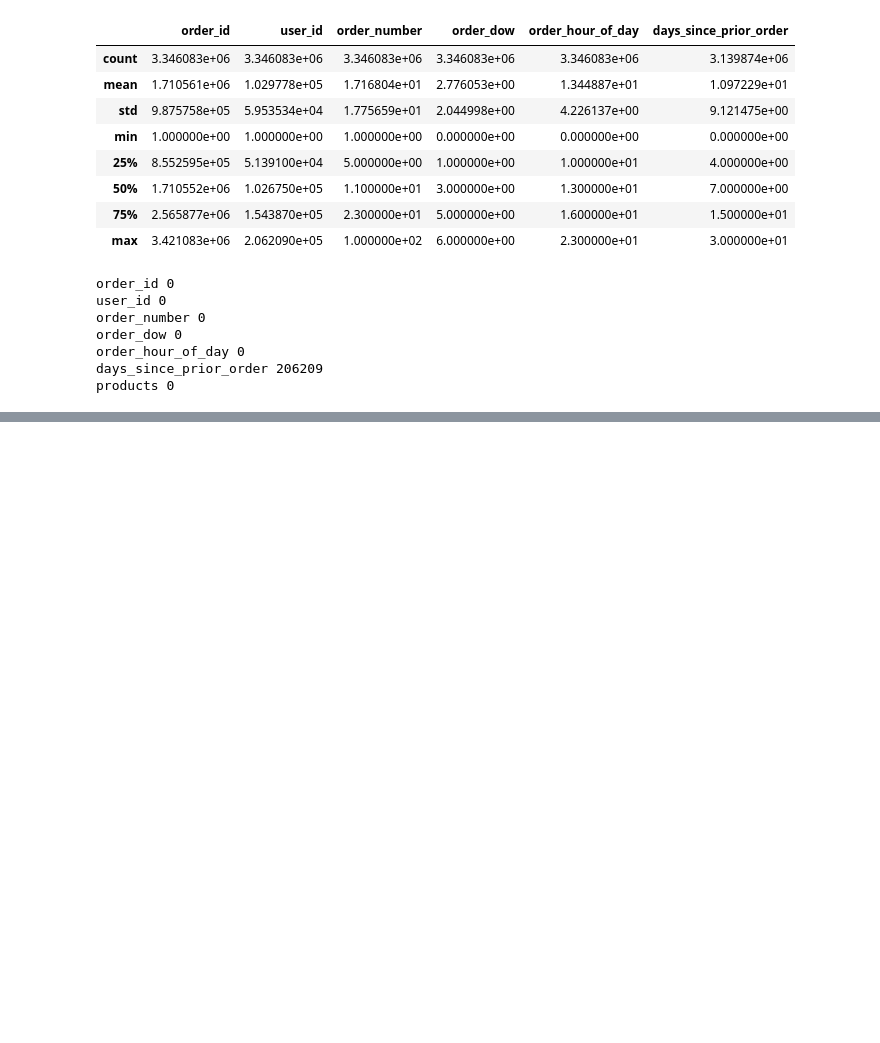
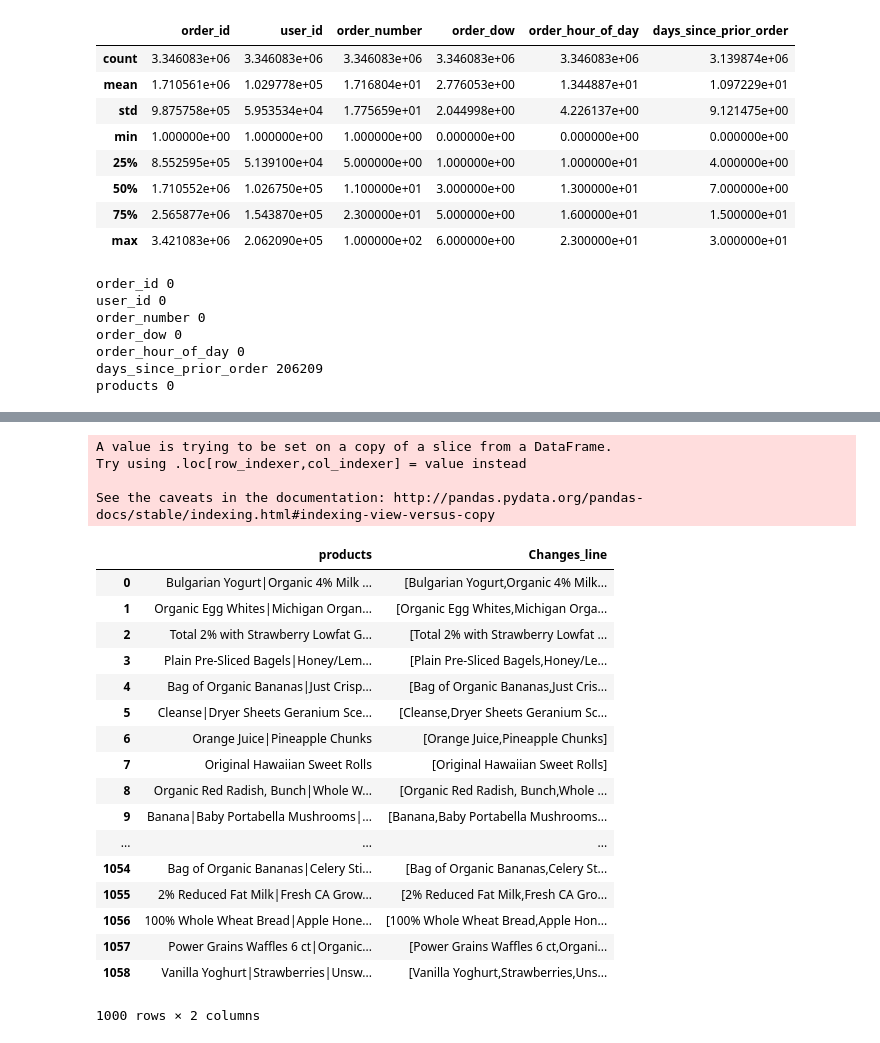
Before and after one commit to yenicpanjaitan08/market-basket-analysis-using-fp-growth-for-product-recommendation, a Jupyter notebook: data_prepocessing.ipynb, the cells around one changed output, grey strips where cells are left out. Drawn from its saved outputs; the diff is of its cells as text; code cells hidden in the pictures; blank space fills up the shorter version.

Commit message:
data prepocessing

```diff
--- a/data_prepocessing.ipynb
+++ b/data_prepocessing.ipynb
@@ -60,0 +73,3 @@ products 0
+# %%
+#menghapus baris berdasarkan NaN value
+data2 = data.dropna()
@@ -60,0 +93,3 @@ products 0
+# %%
+#mengambil atribut products
+products = data2.loc[:,['products']]
@@ -60,0 +117,33 @@ products 0
+# %%
+#mengambil 1000 baris dari variable products
+products2 = products[0:1000]
+# %%
+#mengubah caracter "|" menjadai "," (komma), dan ditampung oleh atribut baru
+products2['Changes_line'] = products2['products'].apply(lambda x:
+                                                    [re.sub(r"[\|]", ",", word) for word in x.split(",")])
+# %% [output]
+A value is trying to be set on a copy of a slice from a DataFrame.
+Try using .loc[row_indexer,col_indexer] = value instead
+
+See the caveats in the documentation: http://pandas.pydata.org/pandas-docs/stable/indexing.html#indexing-view-versus-copy
+# %%
+products2
+# %% [output]
+|  | products | Changes_line |
+| 0 | Bulgarian Yogurt|Organic 4% Milk ... | [Bulgarian Yogurt,Organic 4% Milk... |
+| 1 | Organic Egg Whites|Michigan Organ... | [Organic Egg Whites,Michigan Orga... |
+| 2 | Total 2% with Strawberry Lowfat G... | [Total 2% with Strawberry Lowfat ... |
+| 3 | Plain Pre-Sliced Bagels|Honey/Lem... | [Plain Pre-Sliced Bagels,Honey/Le... |
+| 4 | Bag of Organic Bananas|Just Crisp... | [Bag of Organic Bananas,Just Cris... |
+| 5 | Cleanse|Dryer Sheets Geranium Sce... | [Cleanse,Dryer Sheets Geranium Sc... |
+| 6 | Orange Juice|Pineapple Chunks | [Orange Juice,Pineapple Chunks] |
+| 7 | Original Hawaiian Sweet Rolls | [Original Hawaiian Sweet Rolls] |
+| 8 | Organic Red Radish, Bunch|Whole W... | [Organic Red Radish, Bunch,Whole ... |
+| 9 | Banana|Baby Portabella Mushrooms|... | [Banana,Baby Portabella Mushrooms... |
+| ... | ... | ... |
+| 1054 | Bag of Organic Bananas|Celery Sti... | [Bag of Organic Bananas,Celery St... |
+| 1055 | 2% Reduced Fat Milk|Fresh CA Grow... | [2% Reduced Fat Milk,Fresh CA Gro... |
+| 1056 | 100% Whole Wheat Bread|Apple Hone... | [100% Whole Wheat Bread,Apple Hon... |
+| 1057 | Power Grains Waffles 6 ct|Organic... | [Power Grains Waffles 6 ct,Organi... |
+| 1058 | Vanilla Yoghurt|Strawberries|Unsw... | [Vanilla Yoghurt,Strawberries,Uns... |
+1000 rows × 2 columns
```
Also changed, not shown: parts of 5 cells of this notebook.
